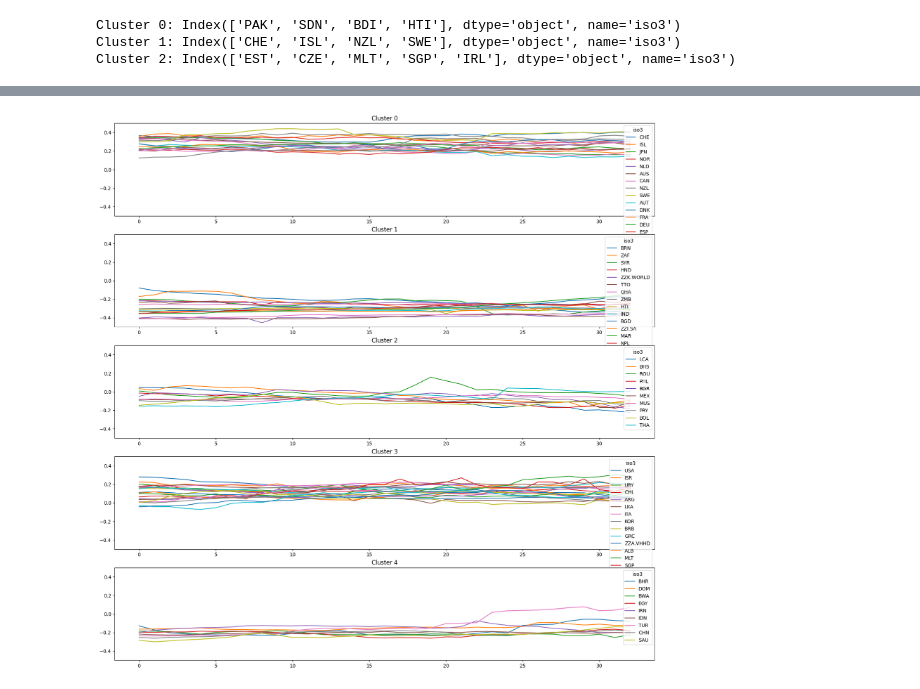
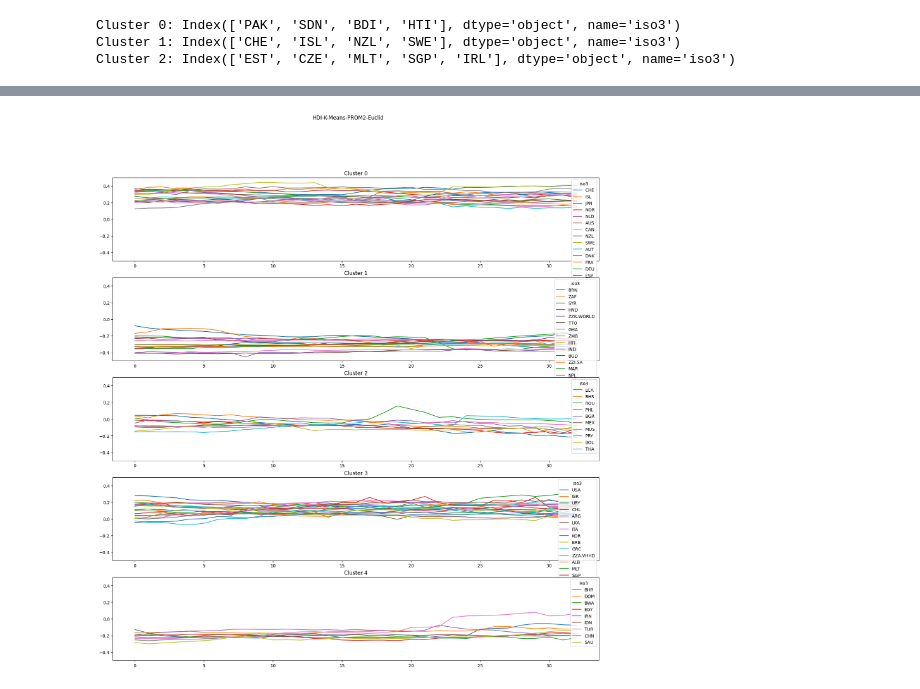
Before and after one commit to R4phou/ulb-master-thesis, a Jupyter notebook: code/src/KMeans-Prom2.ipynb, the cells around one changed output, grey strips where cells are left out. Drawn from its saved outputs; the diff is of its cells as text; code cells hidden in the pictures.

Commit message:
refactoring + debut G-Kmeans

```diff
--- a/code/src/KMeans-Prom2.ipynb
+++ b/code/src/KMeans-Prom2.ipynb
@@ -212,6 +160,8 @@ groups_phi
 def select_prototype(series, k, random=True):
     """
     Select the k prototypes from the series (dataframe)
+        - random: if True, the prototypes are selected randomly
+        - random: if False, the prototypes are selected using the K-medoids algorithm
     """
     if random:
         return series.sample(k)
@@ -274,7 +224,7 @@ def kMeans(series, k, max_it=1000):
 
 k = 3
 # Apply the kMeans algorithm to the groups_phi dataframe
-results = kMeans(groups_phi, k, max_it=1000)
+results = kMeans(groups_phi, k, max_it=10)
 
 # Print the results
 for i in range(k):
@@ -285,7 +235,7 @@ Cluster 1: Index(['CHE', 'ISL', 'NZL', 'SWE'], dtype='object', name='iso3')
 Cluster 2: Index(['EST', 'CZE', 'MLT', 'SGP', 'IRL'], dtype='object', name='iso3')
 # %%
 # Plot the results
-fig, axs = plt.subplots(k, 1, figsize=(15, 10))
+fig, axs = plt.subplots(k, 1, figsize=(10, 5))
 for i in range(k):
     group = results[i]
     names = group.index
@@ -300,4 +257,3 @@ plt.show()
 # %%
-phi_df = phi_df.drop(columns=["group"])
 k_tot = 5
-results_phi = kMeans(phi_df, k_tot, max_it=1000)
+results_phi = kMeans(phi_df, k_tot, max_it=20)
@@ -308,15 +260,19 @@ plot_PHI(phi_df.values, phi_df.index, labels=False)
 # %%
-def plot_clusters(k, results, legends=True):
+def plot_clusters(k, results, legends=True, title="Clusters"):
     fig, axs = plt.subplots(k, 1, figsize=(20, 20))
     for i in range(k):
         names = results[i].index
         results[i].T.plot(ax=axs[i])
         axs[i].set_title(f'Cluster {i}')
         axs[i].set_ylim(-0.5, 0.5)
         if legends:
             axs[i].legend(names)
+
+    plt.suptitle(title)
+    # Save the plot
+    plt.savefig(f"./output/kmeans-result/{title}.png")
     plt.show()
 
-plot_clusters(k_tot, results_phi, legends=False)
+plot_clusters(k_tot, results_phi, legends=False, title="HDI-K-Means-PROM2-Euclid")
 # %% [output]
-[figure, old version]
+[figure, new version]
```
Also changed, not shown: parts of 14 cells of this notebook, 6 other files.
